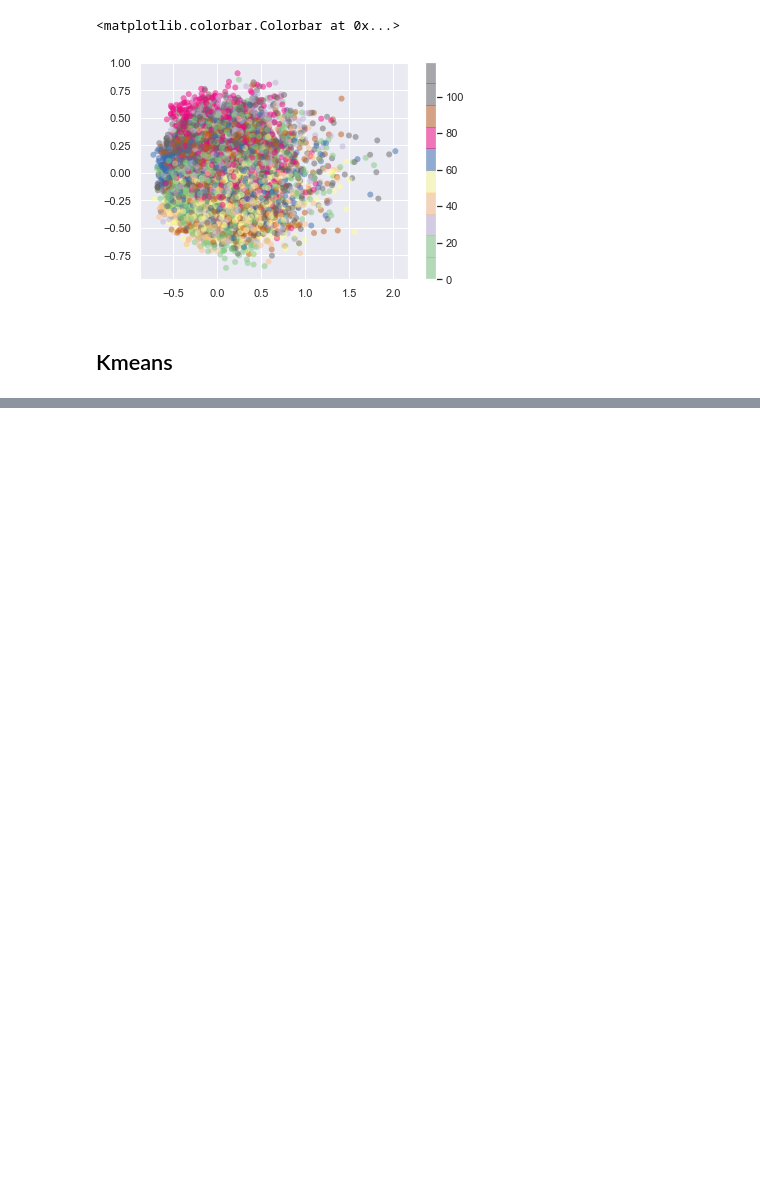
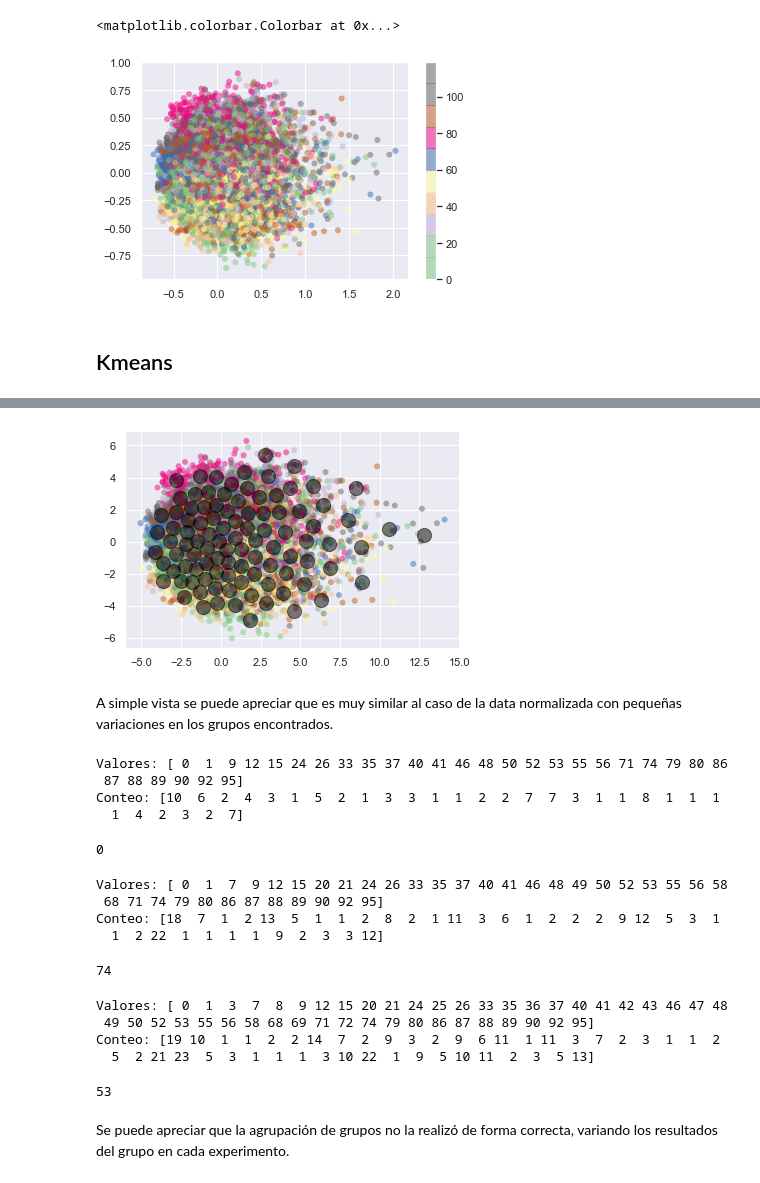
Before and after one commit to Kazeazul/Statistical_Learning_II, a Jupyter notebook: Tarea_1/KMeans.ipynb, the cells around one changed output, grey strips where cells are left out. Saved outputs shown, nothing was run; the diff lists cells and outputs as text; code cells hidden in the pictures; blank space fills up the shorter version.

```diff
--- a/Tarea_1/KMeans.ipynb
+++ b/Tarea_1/KMeans.ipynb
@@ -154,0 +154,49 @@ Mientras más se acerque al número real de catégorias la predicción se mejora
+# %%
+pca_features = features
+pca = PCA(n_components=2)
+principalComponents = pca.fit_transform(pca_features)
+pca_features = principalComponents
+# %%
+clusters = k_m(pca_features, 100, color)
+# %% [output]
+[figure, added]
+# %% [markdown]
+A simple vista se puede apreciar que es muy similar al caso de la data normalizada con pequeñas variaciones en los grupos encontrados.
+# %%
+similar = np.where(labels == "siberian_husky")
+valores, contador = np.unique(clusters[similar], return_counts=True)
+print("Valores: "+str(valores))
+print("Conteo: "+str(contador))
+valores[np.argmax(contador)]
+# %% [output]
+Valores: [ 0  1  9 12 15 24 26 33 35 37 40 41 46 48 50 52 53 55 56 71 74 79 80 86
+ 87 88 89 90 92 95]
+Conteo: [10  6  2  4  3  1  5  2  1  3  3  1  1  2  2  7  7  3  1  1  8  1  1  1
+  1  4  2  3  2  7]
+0
+# %%
+similar = np.where((labels == "malamute")|(labels == "siberian_husky"))
+valores, contador = np.unique(clusters[similar], return_counts=True)
+print("Valores: "+str(valores))
+print("Conteo: "+str(contador))
+valores[np.argmax(contador)]
+# %% [output]
+Valores: [ 0  1  7  9 12 15 20 21 24 26 33 35 37 40 41 46 48 49 50 52 53 55 56 58
+ 68 71 74 79 80 86 87 88 89 90 92 95]
+Conteo: [18  7  1  2 13  5  1  1  2  8  2  1 11  3  6  1  2  2  2  9 12  5  3  1
+  1  2 22  1  1  1  1  9  2  3  3 12]
+74
+# %%
+similar = np.where((labels == "malamute")|(labels == "siberian_husky")|(labels == "samoyed"))
+valores, contador = np.unique(clusters[similar], return_counts=True)
+print("Valores: "+str(valores))
+print("Conteo: "+str(contador))
+valores[np.argmax(contador)]
+# %% [output]
+Valores: [ 0  1  3  7  8  9 12 15 20 21 24 25 26 33 35 36 37 40 41 42 43 46 47 48
+ 49 50 52 53 55 56 58 68 69 71 72 74 79 80 86 87 88 89 90 92 95]
+Conteo: [19 10  1  1  2  2 14  7  2  9  3  2  9  6 11  1 11  3  7  2  3  1  1  2
+  5  2 21 23  5  3  1  1  1  3 10 22  1  9  5 10 11  2  3  5 13]
+53
+# %% [markdown]
+Se puede apreciar que la agrupación de grupos no la realizó de forma correcta, variando los resultados del grupo en cada experimento.
```
Also changed, not shown: parts of 16 cells of this notebook.
